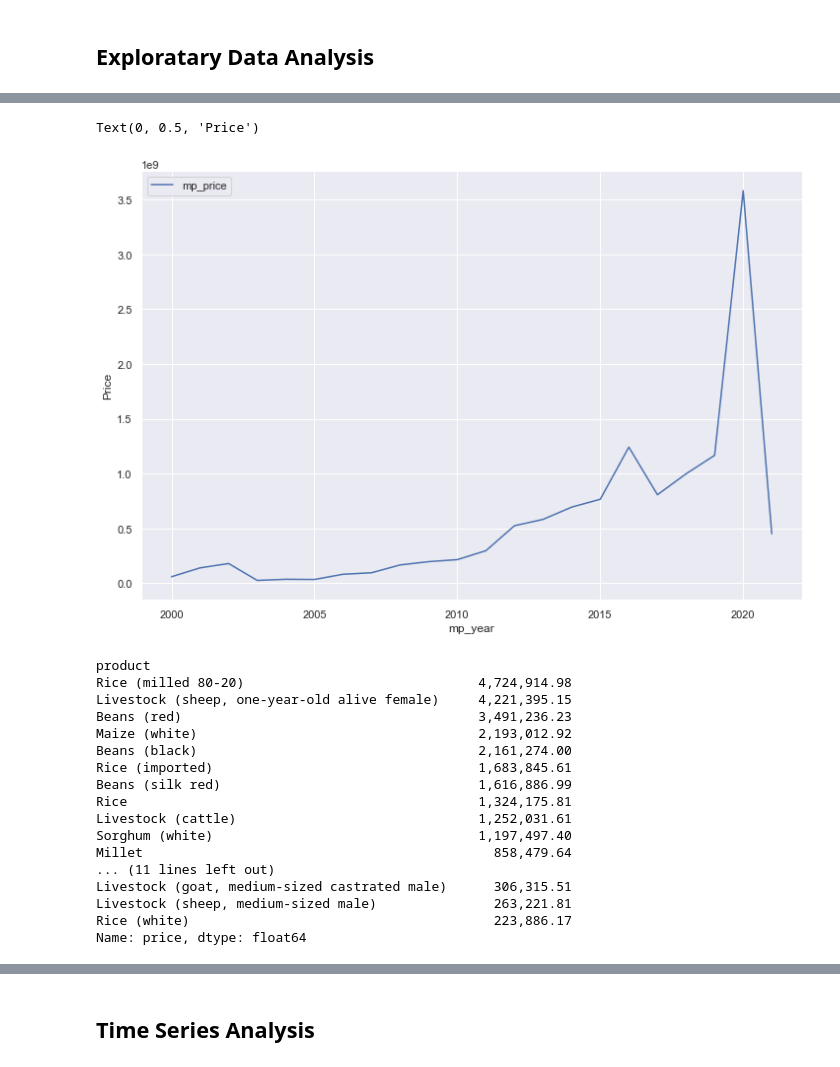
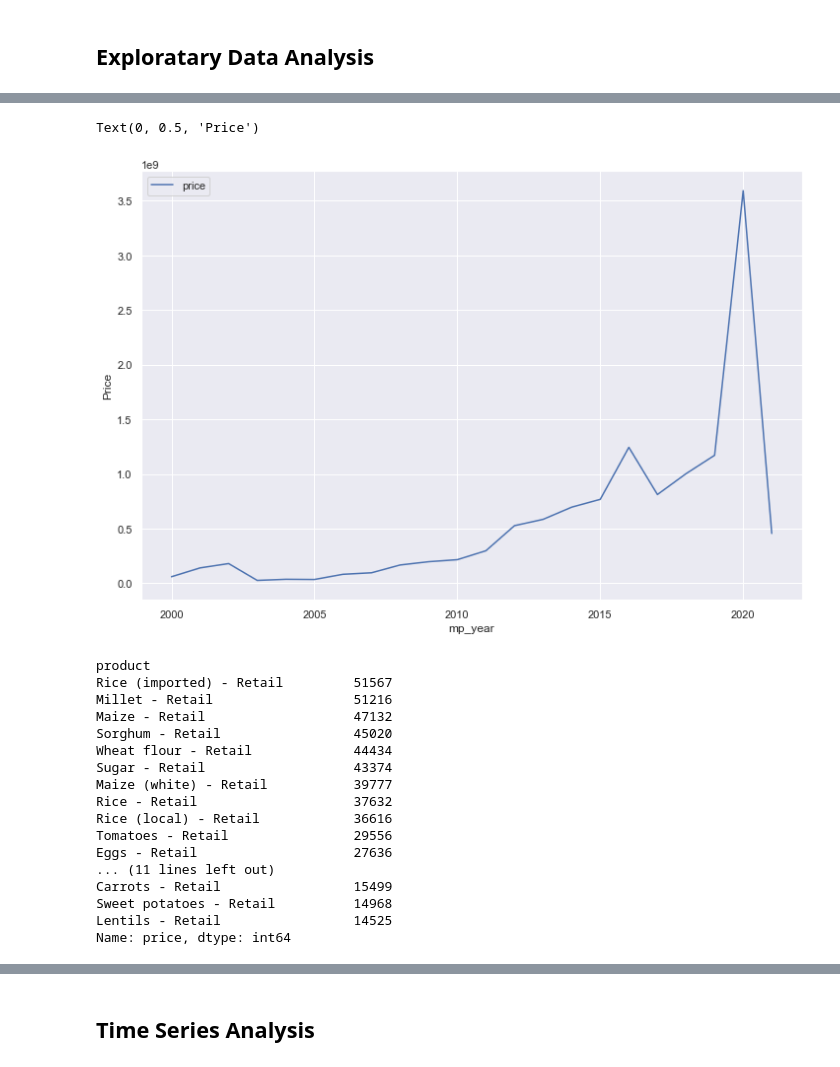
Before and after one commit to Hab-eeb/Global_Food_Price, a Jupyter notebook: MODELS/GLOBAL FOOD PRICE_TIME SERIES.ipynb, the cells around one changed output, grey strips where cells are left out. Drawn from its saved outputs; the diff is of its cells as text; code cells hidden in the pictures.

```diff
--- a/MODELS/GLOBAL FOOD PRICE_TIME SERIES.ipynb
+++ b/MODELS/GLOBAL FOOD PRICE_TIME SERIES.ipynb
@@ -116,7 +96,5 @@ product     0
 dtype: int64
 # %%
 #gfp['city'].value_counts()
-# %%
-gfp['city'].fillna(gfp['city'].mode()[0], inplace=True)
 # %%
 curr_convert = pd.read_csv('currency convert.csv')
@@ -283,31 +228,31 @@ gfp_new.groupby('mp_year').sum()
 # %%
 # Plot trend year-on-year
-gfp.groupby('mp_year').sum().reset_index().plot(y='mp_price', x='mp_year',  figsize=(12,8))
+gfp.groupby('mp_year').sum().reset_index().plot(y='price', x='mp_year',  figsize=(12,8))
 plt.ylabel('Price')
 # %% [output]
 Text(0, 0.5, 'Price')
-[figure, old version]
+[figure, new version]
 # %%
-items= gfp_new.groupby("product")["price"].sum().sort_values(ascending=False)[:25]
+items= gfp.groupby("product")["price"].count().sort_values(ascending=False)[:25]
 items
 # %% [output]
 product
-Rice (milled 80-20)                              4,724,914.98
-Livestock (sheep, one-year-old alive female)     4,221,395.15
-Beans (red)                                      3,491,236.23
-Maize (white)                                    2,193,012.92
-Beans (black)                                    2,161,274.00
-Rice (imported)                                  1,683,845.61
-Beans (silk red)                                 1,616,886.99
-Rice                                             1,324,175.81
-Livestock (cattle)                               1,252,031.61
-Sorghum (white)                                  1,197,497.40
-Millet                                             858,479.64
+Rice (imported) - Retail         51567
+Millet - Retail                  51216
+Maize - Retail                   47132
+Sorghum - Retail                 45020
+Wheat flour - Retail             44434
+Sugar - Retail                   43374
+Maize (white) - Retail           39777
+Rice - Retail                    37632
+Rice (local) - Retail            36616
+Tomatoes - Retail                29556
+Eggs - Retail                    27636
 ... (11 lines left out)
-Livestock (goat, medium-sized castrated male)      306,315.51
-Livestock (sheep, medium-sized male)               263,221.81
-Rice (white)                                       223,886.17
-Name: price, dtype: float64
+Carrots - Retail                 15499
+Sweet potatoes - Retail          14968
+Lentils - Retail                 14525
+Name: price, dtype: int64
 # %%
 items.sort_values(ascending=True).plot(kind='barh', figsize=(12, 8))
 plt.title("Top 25 items purchase around globe")
```
Also changed, not shown: parts of 68 cells of this notebook.
